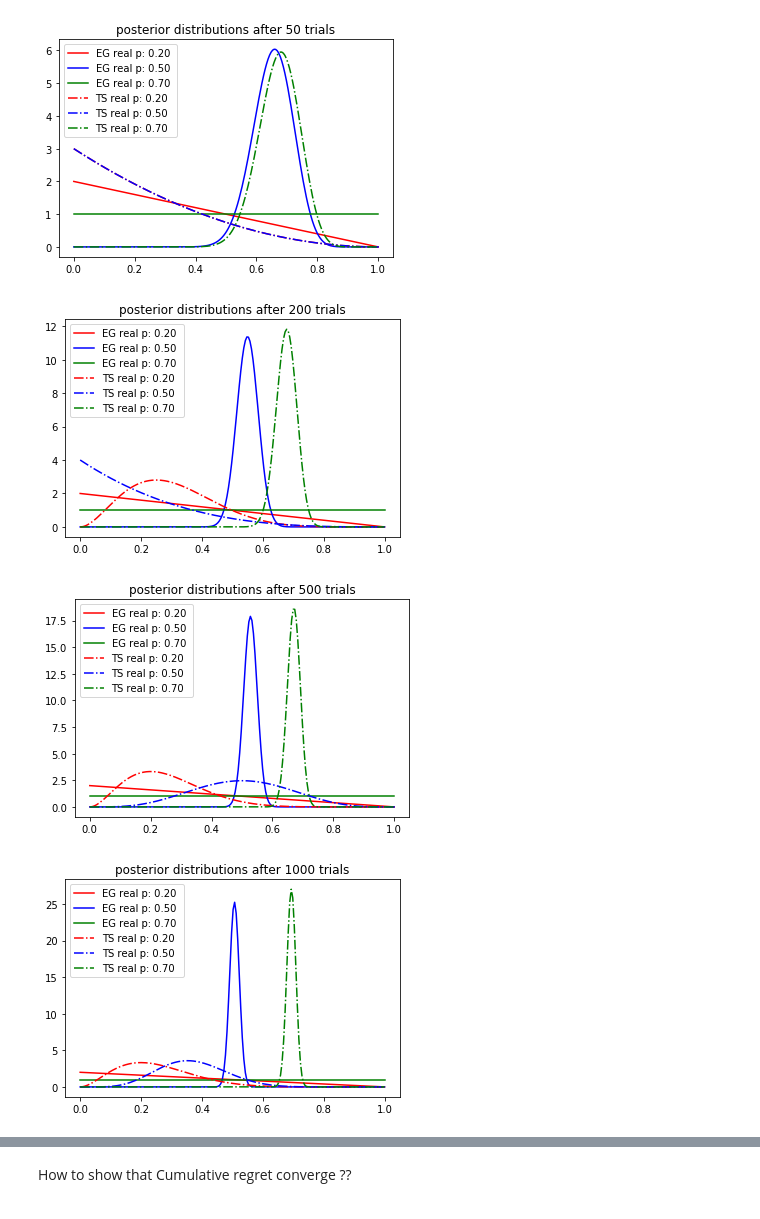
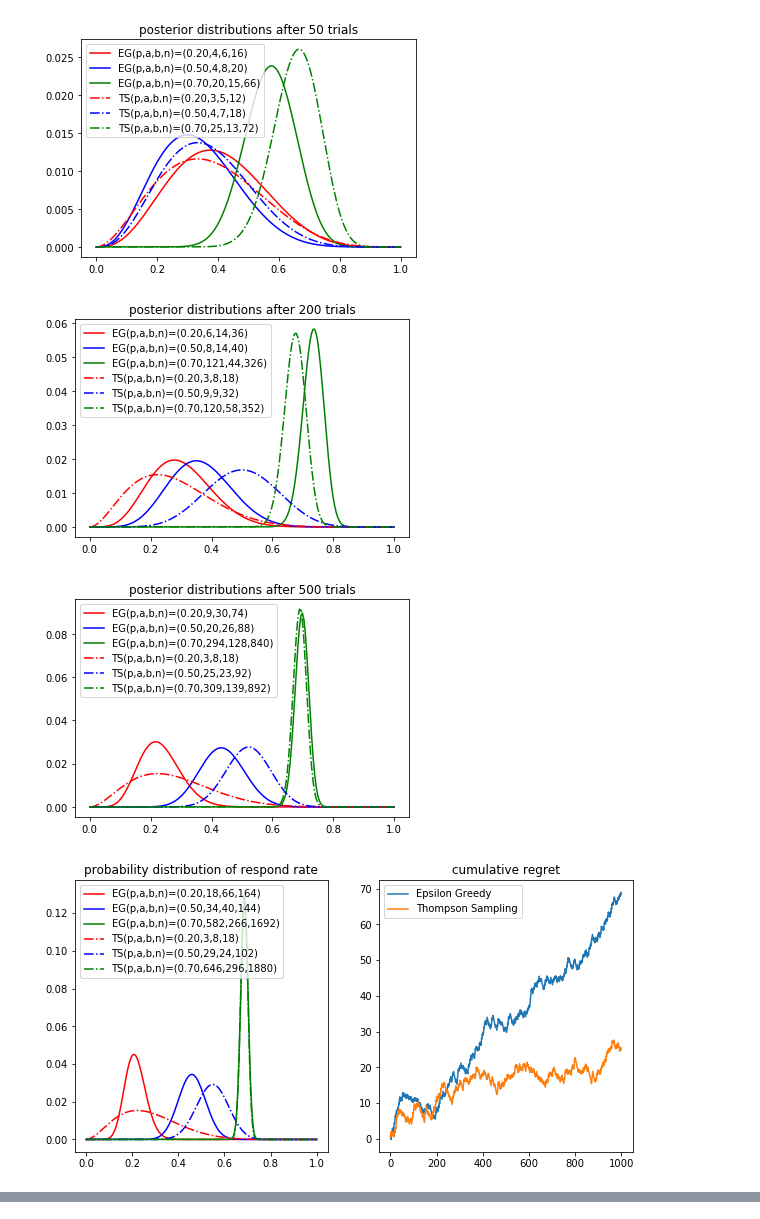
Before and after one commit to amyipliu/ABTesting, a Jupyter notebook: GreedyVSThompson.ipynb, the cells around one changed output, grey strips where cells are left out. Cells and saved outputs as stored; diff of their text form; code cells hidden in the pictures.

```diff
--- a/GreedyVSThompson.ipynb
+++ b/GreedyVSThompson.ipynb
@@ -75,6 +69,8 @@ def experiment():
 # %%
 num_trails = 1000
-target_probabilities = [0.2, 0.5, 0.7]
-epsilon = 0.1
+p_means = [0.2, 0.5, 0.7]
+p_sigmas = [0.1, 0.1, 0.1]
+optimal = max(p_means)
+epsilon = 0.2
 experiment()
 # %% [output]
@@ -162,10 +165,12 @@ def experiment1():
 # %%
-num_trails = 10000
-target_probabilities = [0.2, 0.5, 0.7]
-epsilon = 0.1
-experiment1()
+num_trails = 1000
+p_means = [0.2, 0.5, 0.7]
+p_sigmas = [0.1, 0.1, 0.1]
+optimal = max(p_means)
+epsilon = 0.2
+experiment()
 # %% [output]
-[figure, old version]
+[figure, new version]
-[figure, old version]
+[figure, new version]
-[figure, old version]
+[figure, new version]
-[figure, old version]
+[figure, new version]
@@ -175,2 +176,0 @@ experiment1()
-# %% [markdown]
-How to show that Cumulative regret converge ??
```
Also changed, not shown: parts of 5 cells of this notebook.
